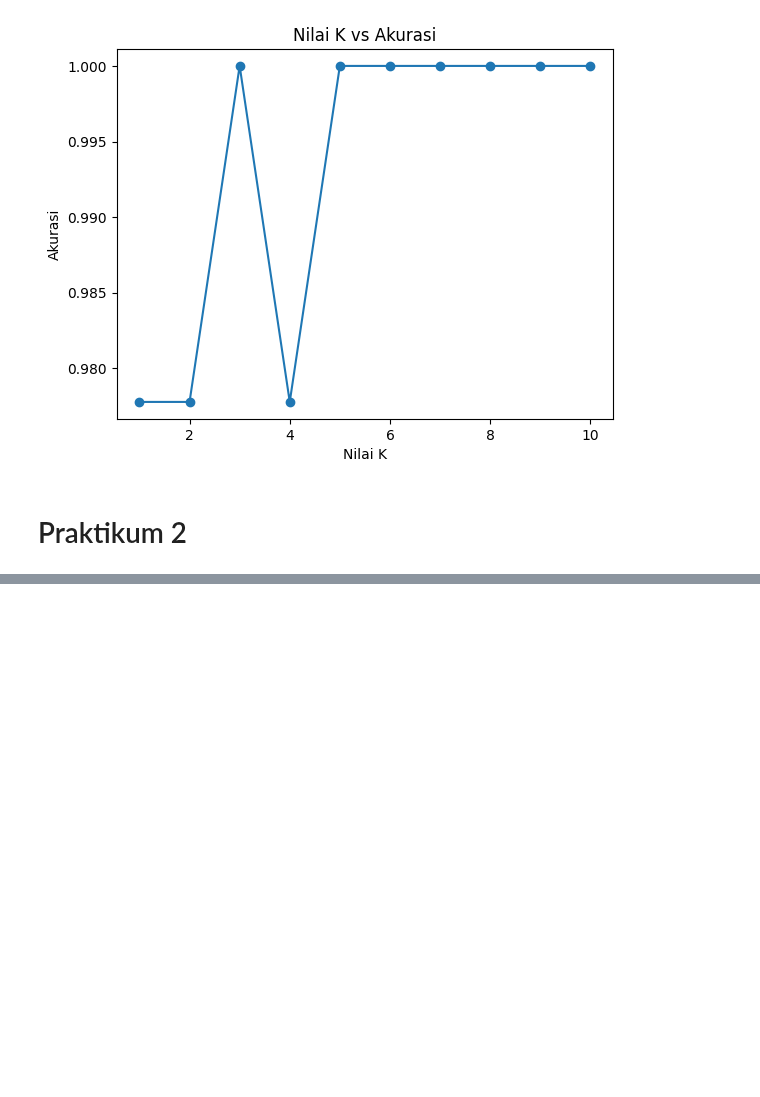
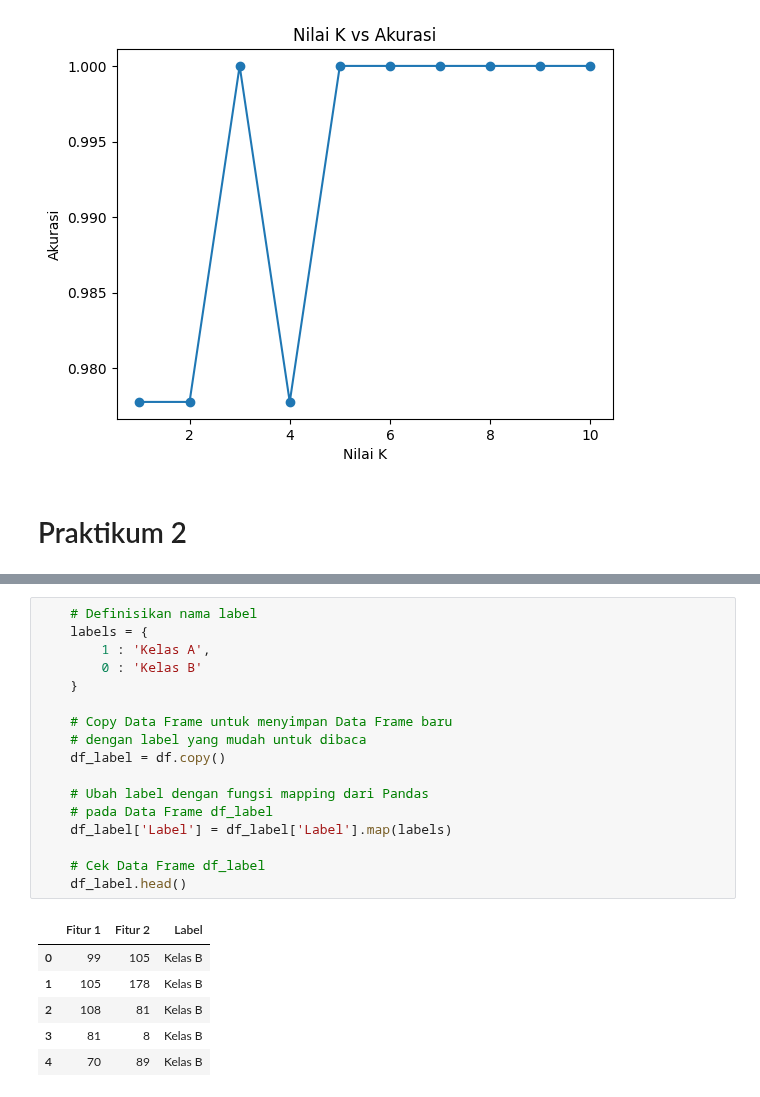
Before and after one commit to Marcel-12345/MachineLearning, a Jupyter notebook: TG9_244107020141_AnselmusMarcelPutraAndria.ipynb, the cells around one changed output, grey strips where cells are left out. Saved outputs shown, nothing was run; the diff lists cells and outputs as text; blank space fills up the shorter version.

```diff
--- a/TG9_244107020141_AnselmusMarcelPutraAndria.ipynb
+++ b/TG9_244107020141_AnselmusMarcelPutraAndria.ipynb
@@ -103,0 +172,24 @@ weighted avg       1.00      1.00      1.00        45
+# %%
+	# Definisikan nama label
+	labels = {
+	    1 : 'Kelas A',
+	    0 : 'Kelas B'
+	}
+
+	# Copy Data Frame untuk menyimpan Data Frame baru
+	# dengan label yang mudah untuk dibaca
+	df_label = df.copy()
+
+	# Ubah label dengan fungsi mapping dari Pandas
+	# pada Data Frame df_label
+	df_label['Label'] = df_label['Label'].map(labels)
+
+	# Cek Data Frame df_label
+	df_label.head()
+# %% [output]
+|  | Fitur 1 | Fitur 2 | Label |
+| 0 | 99 | 105 | Kelas B |
+| 1 | 105 | 178 | Kelas B |
+| 2 | 108 | 81 | Kelas B |
+| 3 | 81 | 8 | Kelas B |
+| 4 | 70 | 89 | Kelas B |
```
Also changed, not shown: parts of 5 cells of this notebook.
